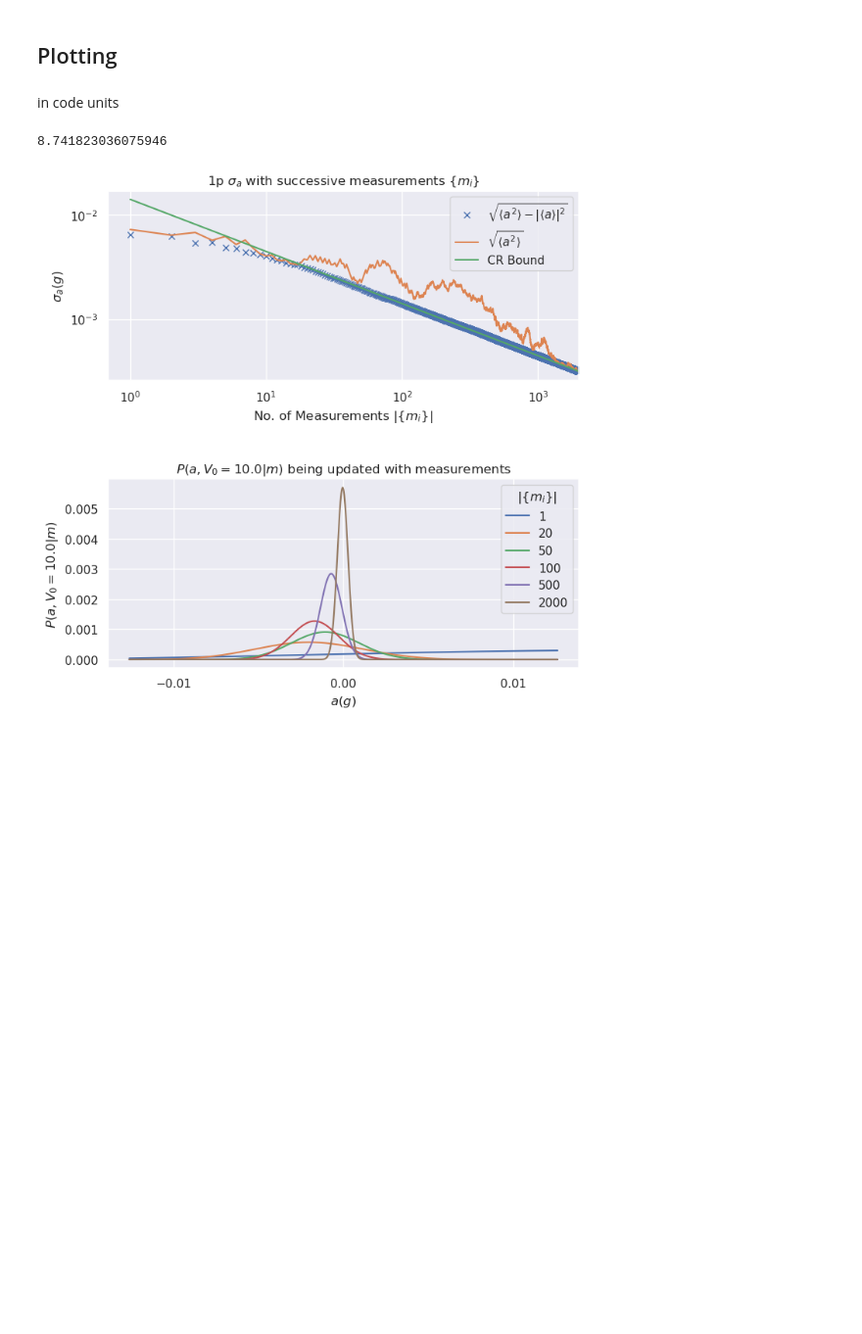
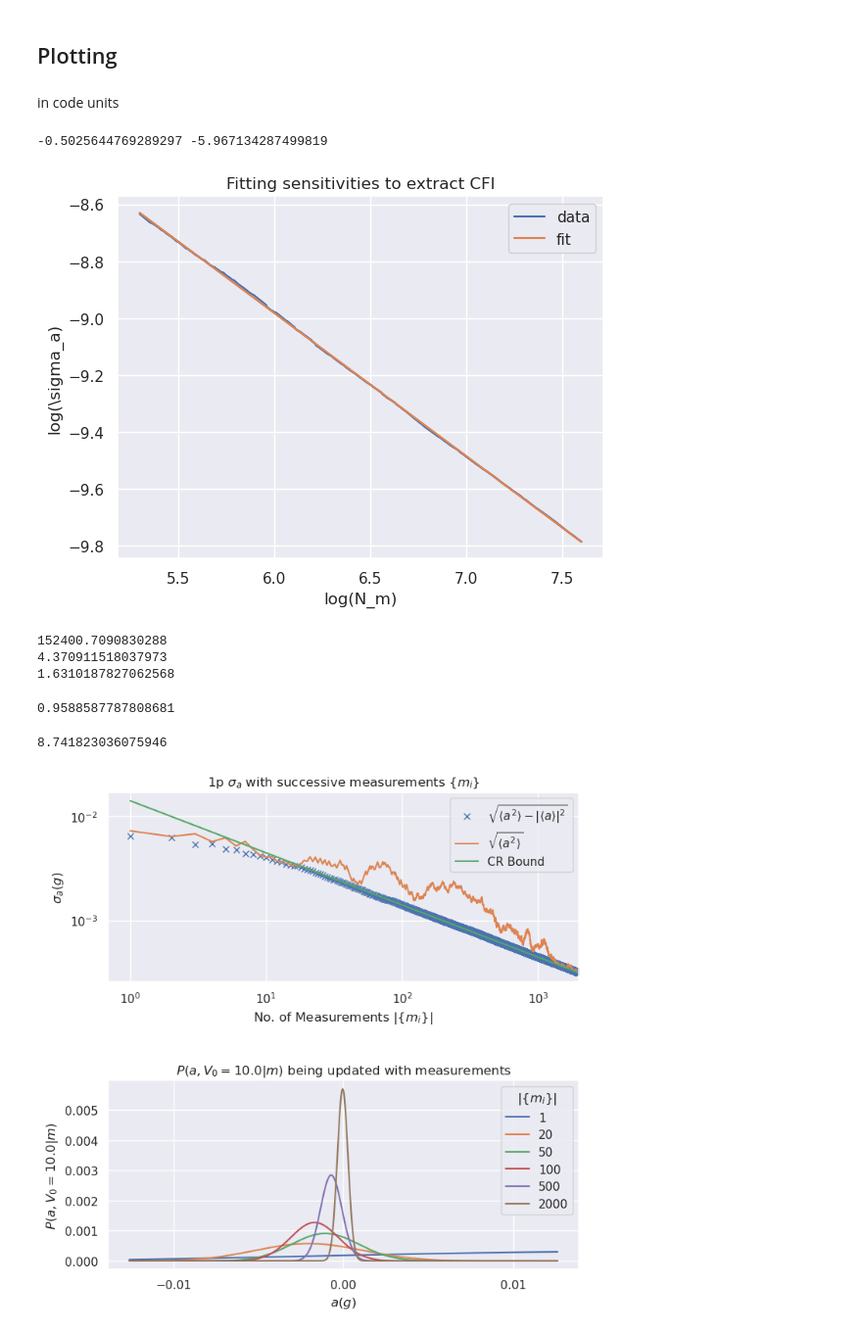
Before and after one commit to rootware/lattice_evolution, a Jupyter notebook: Python/1paramBayesian.ipynb, the cells around one changed output. Shown at 98% size. Cells and saved outputs as stored; diff of their text form; code cells hidden in the pictures; blank space fills up the shorter version.

Commit message:
commit info about 1param Bayesian

```diff
--- a/Python/1paramBayesian.ipynb
+++ b/Python/1paramBayesian.ipynb
@@ -12,7 +12,7 @@ sns.set_theme()
 # %% [markdown]
 New data imports
 # %%
-filepath = "../";
+filepath = "../Data/Rust_Runs/Option2_1paramBayesian_Feb12/";
 
 data = np.loadtxt(filepath + "test.txt");
 datanew  = data[ np.lexsort((data[:,1],data[:,0])) ]
@@ -60,8 +60,8 @@ outcomes = np.random.default_rng().choice(PossibleOutcomes,size=Runs, p = P_simu
 unique, frequency = np.unique(outcomes, return_counts = True);
 #np.savetxt("Runs_5000.txt", outcomes)
 # %%
-Runs = 25000;
-outcomes = np.loadtxt("../Data/Rust_Runs/Option2_only_acc_Bayesian/" + "Runs_25000.txt").astype(np.int64);
+Runs = 2000;
+outcomes = np.loadtxt("../Data/Rust_Runs/Option2_1paramBayesian_Feb12/" + "Outcomes_2000_Run3.txt").astype(np.int64);
 unique, frequency = np.unique(outcomes, return_counts = True);
 # %% [markdown]
 Check that the generated distribution does match actual probabilities $P(p|a_0,V_0)$.
@@ -231,23 +233,30 @@ plt.legend(title="$|\{m_i\}|$")
 #plt.savefig("zoomedinacc.pdf");
 plt.show();
 # %%
-x = np.log(range(200, len(stdTimeprob)+1))
+x = np.log(np.arange(200, len(stdTimeprob)+1))
 y = np.log(np.array(stdTimeprob[ 199:]));
 
 (m,b), (SSE,),*_ =np.polyfit(x, y, deg=1, full=True)
 print(m,b)
 plt.plot(x,y, label="data")
 
 plt.plot(x,m*x+b, label="fit")
 plt.xlabel('log(N_m)')
 plt.ylabel("log(\sigma_a)")
 plt.legend()
 plt.title("Fitting sensitivities to extract CFI")
 plt.grid(True)
 #plt.savefig('Fitsens_probmean.pdf')
+# %% [output]
+-0.5025644769289297 -5.967134287499819
+[figure, added]
 # %%
 cfibayesian = np.exp(-2*b)
 print(cfibayesian)
-n_p =4; T= 32*np.pi/11.5; print(T)
-F_MZ = (2*n_p *T**2)**2/4
+n_p =4; T= 32*np.pi/(2*11.5); print(T)
+F_MZ = (4*n_p *T**2)**2
 print(cfibayesian/F_MZ)
+# %% [output]
+152400.7090830288
+4.370911518037973
+1.6310187827062568
@@ -256,3 +263,7 @@ print(cfibayesian/F_MZ)
+# %%
+cfibayesian/Units.Iaa
+# %% [output]
+0.9588587787808681
 # %%
 plt.plot(range(1, len(outcomes)+1),np.array(meanTime)*Units.accUnit/Units.g)
 plt.plot(range(1, len(outcomes)+1), np.ones(len(outcomes))*AList[int((AList.shape[0]-1)/2)]*Units.accUnit/Units.g)
```
Also changed, not shown: parts of 7 cells of this notebook.
